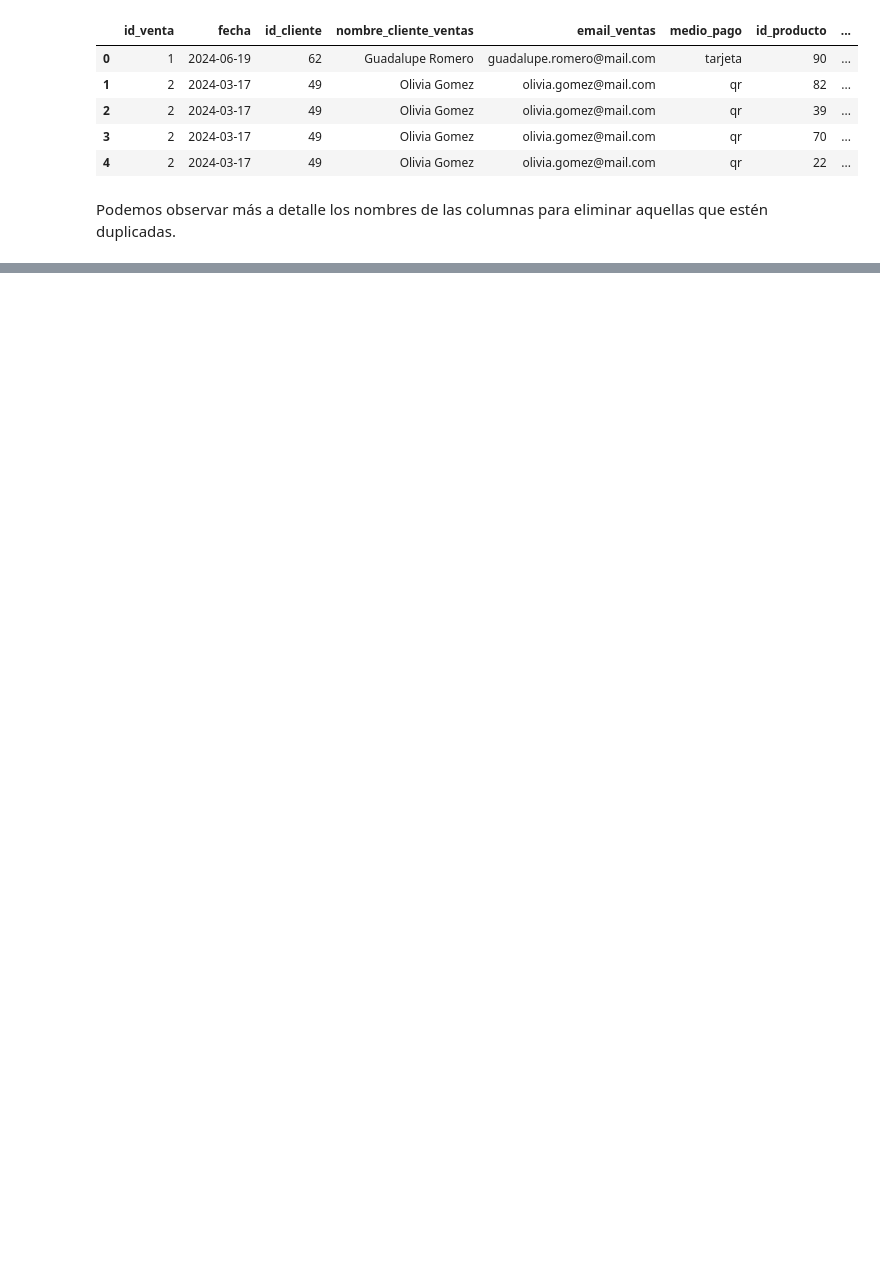
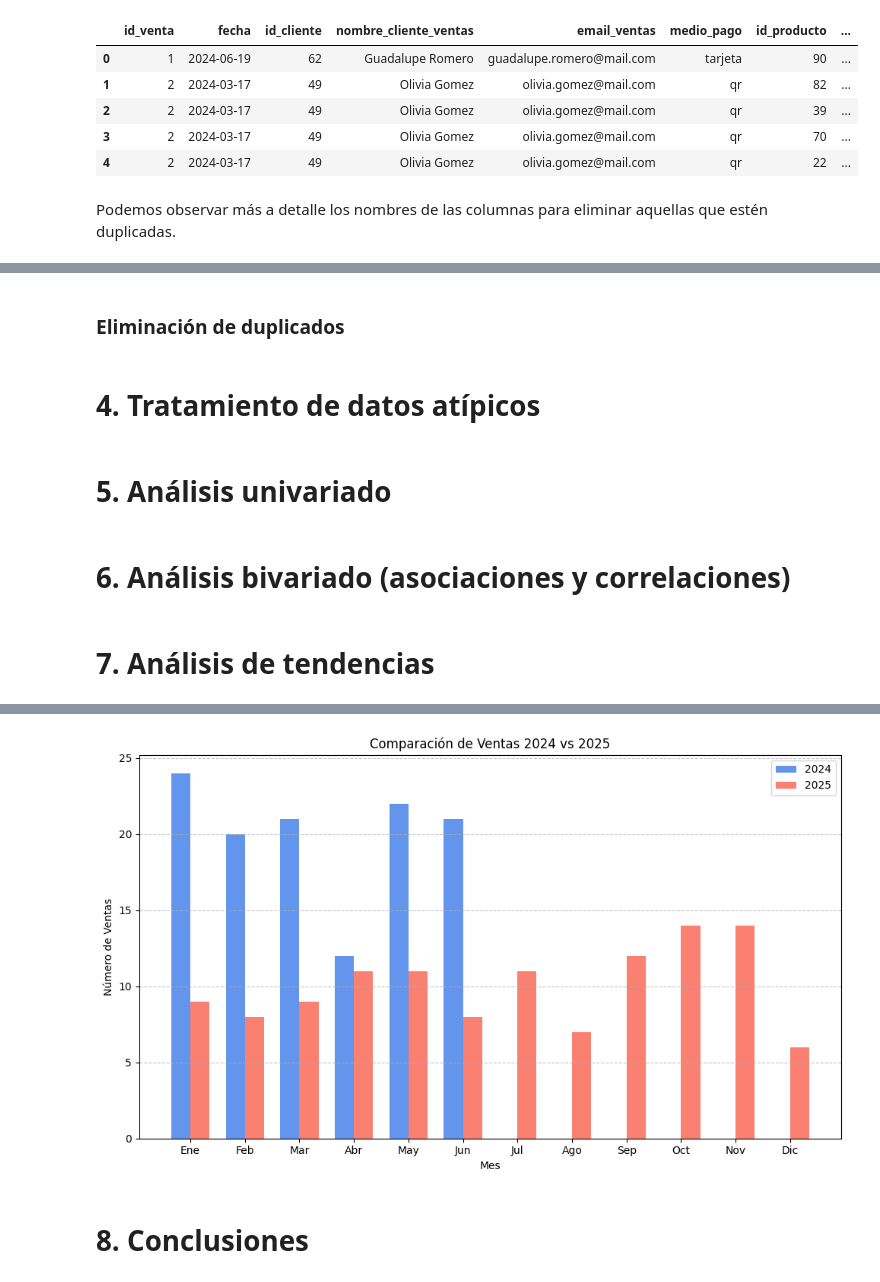
Before and after one commit to MartinOtamendiT/Aurelion, a Jupyter notebook: estadistico.ipynb, the cells around one changed output, grey strips where cells are left out. Drawn from its saved outputs; the diff is of its cells as text; code cells hidden in the pictures; blank space fills up the shorter version.

Commit message:
Modified EDA's structure, completed Data Integration, added data types correction, merged estadisticotest.py code Co-authored-by: Mac1810 <Mac1810@users.noreply.github.com>

```diff
--- a/estadistico.ipynb
+++ b/estadistico.ipynb
@@ -157,0 +339,77 @@ df_unified.describe(include='all')
+# %% [markdown]
+### Eliminación de duplicados
+# %% [markdown]
+# 4. Tratamiento de datos atípicos
+# %% [markdown]
+# 5. Análisis univariado
+# %% [markdown]
+# 6. Análisis bivariado (asociaciones y correlaciones)
+# %% [markdown]
+# 7. Análisis de tendencias
+# %%
+ventas_2024 = pd.read_excel("./data/ventas.xlsx")
+ventas_2025 = ventas_2024.copy()
+num_filas = len(ventas_2024['fecha'])
+# 3. Definir el rango de fechas para 2025
+fecha_inicio = pd.to_datetime('2025-01-01')
+fecha_fin = pd.to_datetime('2025-12-31')
+rango_dias = (fecha_fin - fecha_inicio).days
+
+# 4. Generar fechas aleatorias
+# Creamos una serie de días aleatorios dentro del rango 2025
+dias_aleatorios = np.random.randint(0, rango_dias + 1, size=num_filas)
+
+# Sumamos los días aleatorios a la fecha de inicio para obtener las fechas finales
+fechas_aleatorias_2025 = fecha_inicio + pd.to_timedelta(dias_aleatorios, unit='D')
+
+# 5. Reemplazar la columna 'Fecha' con las nuevas fechas aleatorias de 2025
+ventas_2025['fecha'] = fechas_aleatorias_2025
+
+# 6. Mostrar el resultado (las primeras 5 filas)
+print("\nDataFrame con fechas aleatorias de 2025 reemplazadas:")
+print(ventas_2025.head())
+
+# OPCIONAL: Guardar el resultado en un nuevo archivo Excel
+# df.to_excel("ventas_2025_aleatorias.xlsx", index=False)
+
+# 2️⃣ Convertir la columna 'fecha' a tipo datetime
+ventas_2024["fecha"] = pd.to_datetime(ventas_2024["fecha"])
+ventas_2025["fecha"] = pd.to_datetime(ventas_2025["fecha"])
+
+# 3️⃣ Extraer el mes de la fecha
+ventas_2024["mes"] = ventas_2024["fecha"].dt.month
+ventas_2025["mes"] = ventas_2025["fecha"].dt.month
+
+# 4️⃣ Agrupar por mes y contar ventas (o sumar montos si tienes una columna de totales)
+ventas_2024_mes = ventas_2024.groupby("mes").size()
+ventas_2025_mes = ventas_2025.groupby("mes").size()
+
+# 5️⃣ Alinear ambos años para asegurar que todos los meses estén presentes
+meses = range(1, 13)
+ventas_2024_mes = ventas_2024_mes.reindex(meses, fill_value=0)
+ventas_2025_mes = ventas_2025_mes.reindex(meses, fill_value=0)
+
+# 6️⃣ Preparar datos para el gráfico
+categorias = ['Ene', 'Feb', 'Mar', 'Abr', 'May', 'Jun',
+              'Jul', 'Ago', 'Sep', 'Oct', 'Nov', 'Dic']
+ventas_2024 = ventas_2024_mes.values
+ventas_2025 = ventas_2025_mes.values
+
+x = np.arange(len(categorias))  # posiciones para cada categoría
+width = 0.35  # ancho de cada barra
+
+# 7️⃣ Crear el gráfico
+plt.figure(figsize=(10, 6))
+plt.bar(x - width/2, ventas_2024, width=width, label='2024', color='cornflowerblue')
+plt.bar(x + width/2, ventas_2025, width=width, label='2025', color='salmon')
+
+# 8️⃣ Personalizar
+plt.title("Comparación de Ventas 2024 vs 2025")
+plt.xlabel("Mes")
+plt.ylabel("Número de Ventas")
+plt.xticks(x, categorias)
+plt.legend()
+plt.grid(axis='y', linestyle='--', alpha=0.7)
+plt.tight_layout()
+plt.show()
+# %% [output]
@@ -157,0 +430,3 @@ df_unified.describe(include='all')
+[figure, added]
+# %% [markdown]
+# 8. Conclusiones
```
Also changed, not shown: parts of 37 cells of this notebook.
